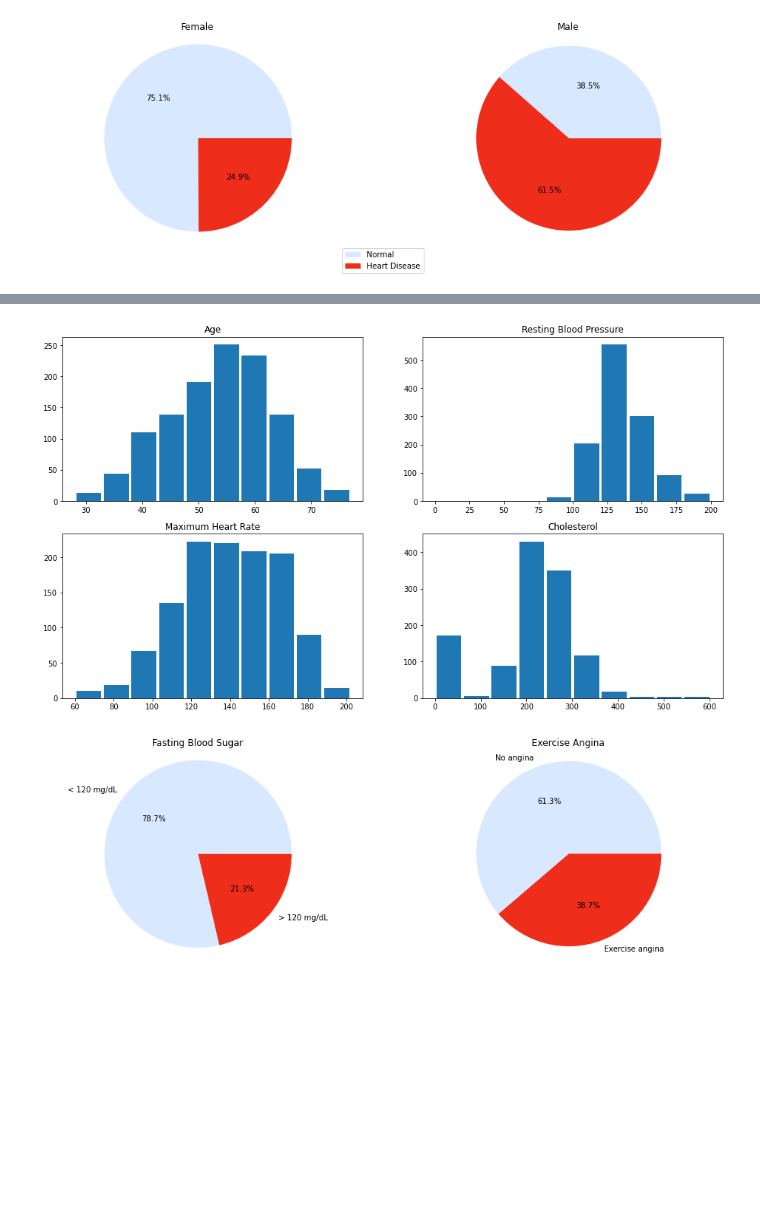
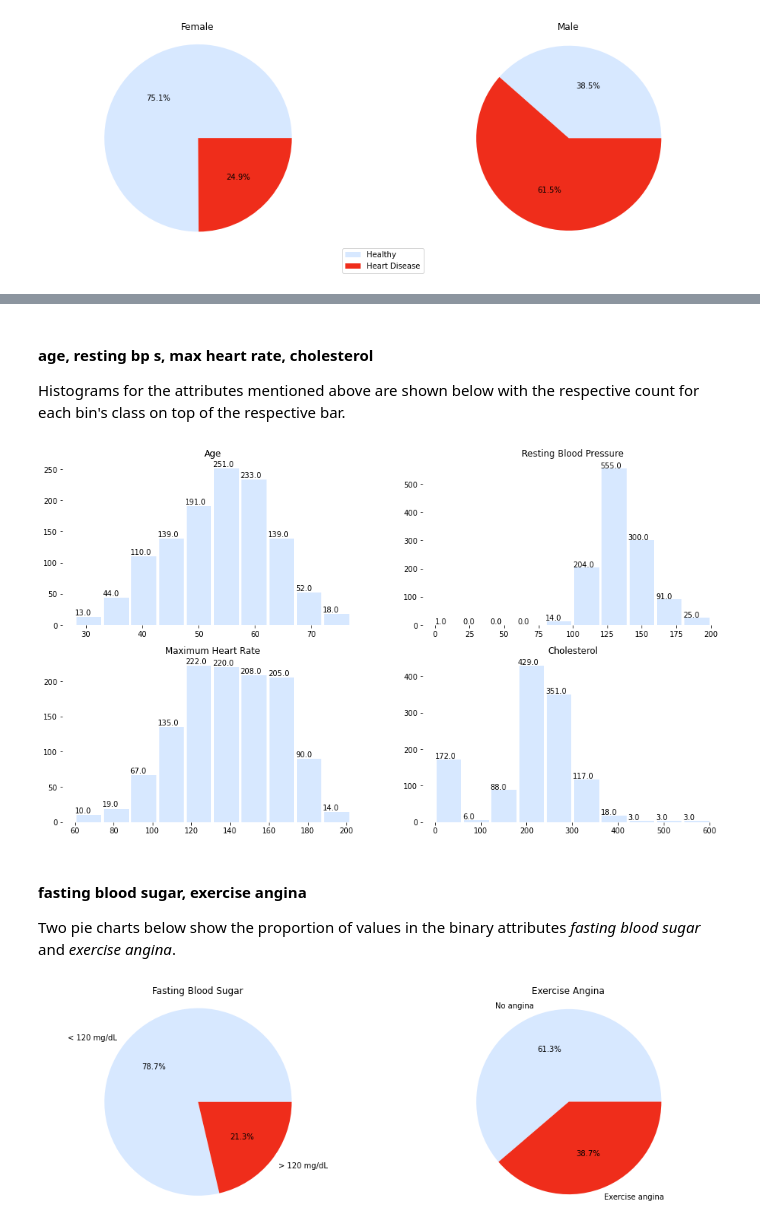
Before and after one commit to dfvilhena/aveiromsc, a Jupyter notebook: Exploração de Dados/Heart Disease Prediction2.ipynb, the cells around one changed output, grey strips where cells are left out. Cells and saved outputs as stored; diff of their text form; code cells hidden in the pictures; blank space fills up the shorter version.

```diff
--- a/Exploração de Dados/Heart Disease Prediction2.ipynb
+++ b/Exploração de Dados/Heart Disease Prediction2.ipynb
@@ -175,6 +175,7 @@ numerical_df.describe()
 
 To better understand the contents of the data used, plotting it can be more useful than simply showing a table.
 # %%
+color_bar = "#D7E8FF"
 colors_class = ["#D7E8FF", "#EF2D1B"]
 colors_gender = ["#F5BCFA", "#AEEAF5"]
 colors_fbs = ["#ff0000", "#00ff00"]
@@ -206,6 +217,16 @@ def build_pie(pandaSeries, catDict, title="", colors=colors_class,labels=True):
     plt.pie(values,labels=labels_count,autopct='%1.1f%%', colors=colors)
     plt.title(title)
     plt.axis('equal')
+# %%
+def build_hist(pandaSeries, title=""):
+    n, bins, patches = plt.hist(pandaSeries, rwidth=0.9, color = color_bar)
+    plt.box(False)
+    plt.title(title)
+    for k in range(0, len(n)):
+        v = n[k]
+        i = bins[k]
+        plt.text(i, v+3, str(v))
+    #plt.tick_params(axis="y", left=False, labelleft=False)
 # %% [markdown]
 #### class
 
@@ -272,25 +304,29 @@ plt.show()
+# %% [markdown]
+#### age, resting bp s, max heart rate, cholesterol
+
+Histograms for the attributes mentioned above are shown below with the respective count for each bin's class on top of the respective bar.
 # %%
 plt.figure(figsize=(16,9))
 
 plt.subplot(221)
-plt.hist(df["age"], rwidth=0.9)
-plt.title("Age")
+build_hist(df["age"], title="Age")
 
 plt.subplot(222)
-plt.hist(df["resting bp s"], rwidth=0.9)
-plt.title("Resting Blood Pressure")
+build_hist(df["resting bp s"], title="Resting Blood Pressure")
 
 plt.subplot(223)
-plt.hist(df["max heart rate"], rwidth=0.9)
-plt.title("Maximum Heart Rate")
+build_hist(df["max heart rate"], title="Maximum Heart Rate")
 
 plt.subplot(224)
-plt.hist(df["cholesterol"], rwidth=0.9)
-plt.title("Cholesterol")
+build_hist(df["cholesterol"], title="Cholesterol")
 
 plt.show()
 # %% [output]
-[figure, old version]
+[figure, new version]
+# %% [markdown]
+#### fasting blood sugar, exercise angina
+
+Two pie charts below show the proportion of values in the binary attributes _fasting blood sugar_ and _exercise angina_.
 # %%
 plt.figure(figsize=(16,5))
 
```
Also changed, not shown: parts of 37 cells of this notebook.
